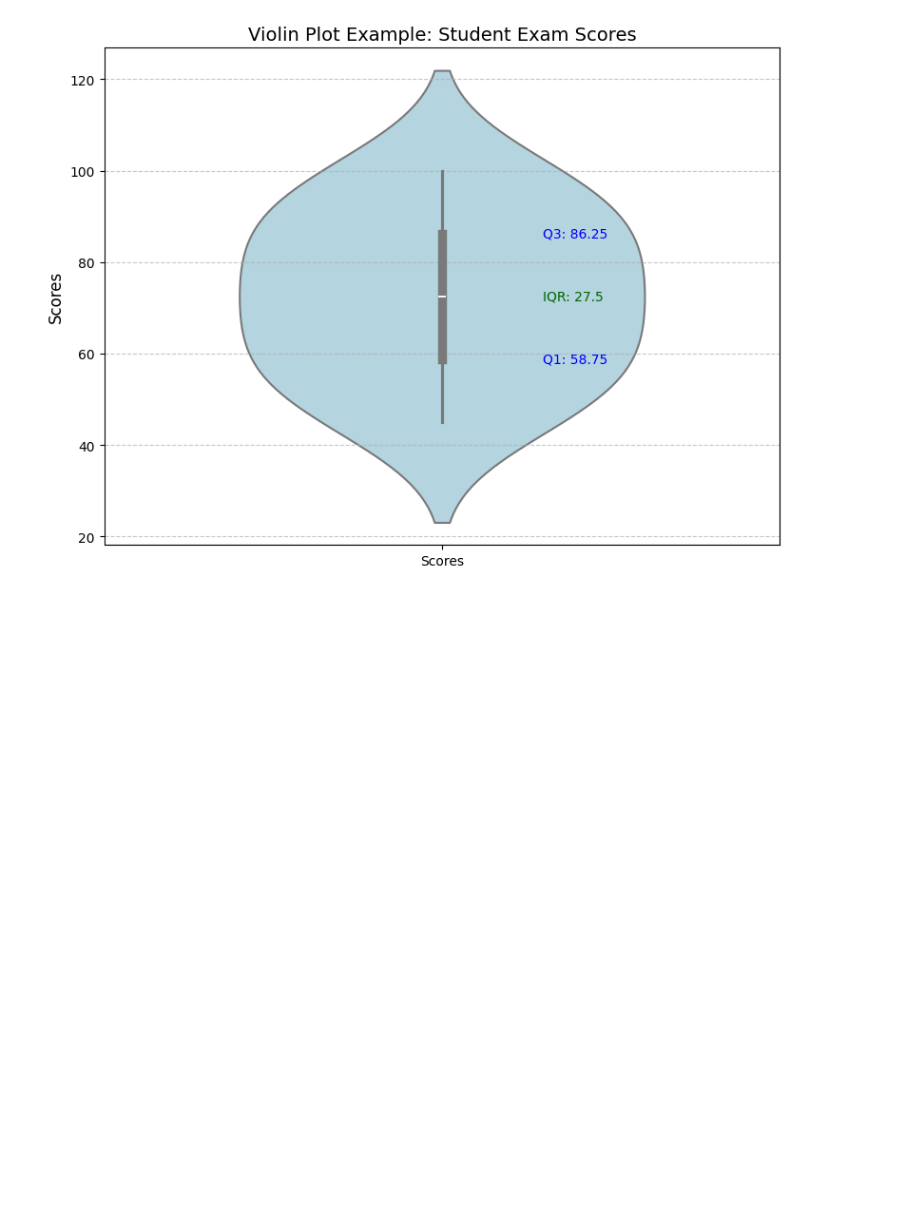
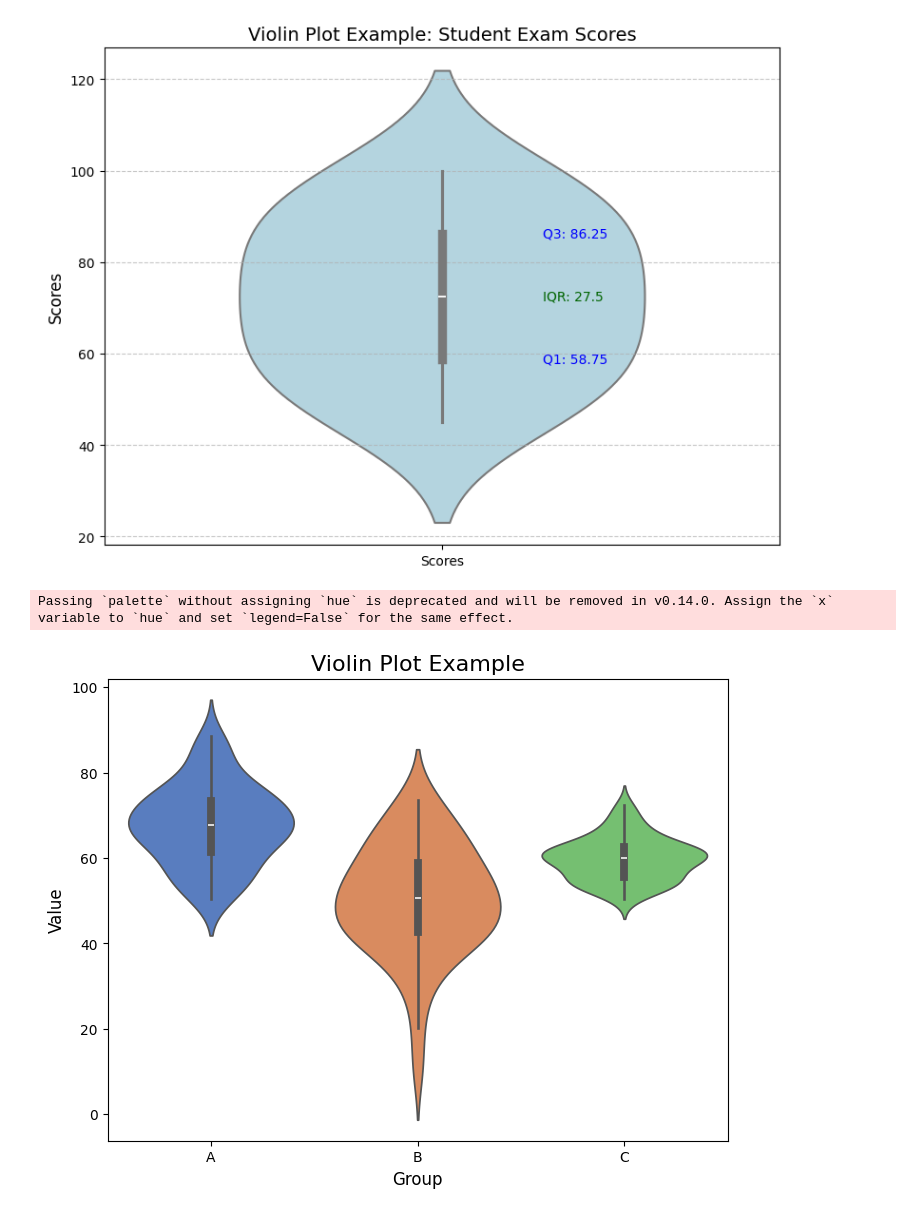
Before and after one commit to EbraamSobhy/Practice-Seaborn, a Jupyter notebook: test.ipynb, the cells around one changed output. Saved outputs shown, nothing was run; the diff lists cells and outputs as text; code cells hidden in the pictures; blank space fills up the shorter version.

```diff
--- a/test.ipynb
+++ b/test.ipynb
@@ -53,0 +112,34 @@ plt.show()
+# %%
+import seaborn as sns
+import matplotlib.pyplot as plt
+import pandas as pd
+import numpy as np
+
+# Generate sample data
+np.random.seed(42)
+data = {
+    'Group': np.repeat(['A', 'B', 'C'], 50),  # Three groups
+    'Value': np.concatenate([
+        np.random.normal(70, 10, 50),  # Group A
+        np.random.normal(50, 15, 50),  # Group B
+        np.random.normal(60, 5, 50)    # Group C
+    ])
+}
+
+# Create a DataFrame
+df = pd.DataFrame(data)
+
+# Create a violin plot
+plt.figure(figsize=(8, 6))
+sns.violinplot(x='Group', y='Value', data=df, inner='box', palette='muted')
+
+# Add plot title and labels
+plt.title('Violin Plot Example', fontsize=16)
+plt.xlabel('Group', fontsize=12)
+plt.ylabel('Value', fontsize=12)
+
+# Show the plot
+plt.show()
+# %% [output]
+Passing `palette` without assigning `hue` is deprecated and will be removed in v0.14.0. Assign the `x` variable to `hue` and set `legend=False` for the same effect.
+[figure, added]
```
Also changed, not shown: parts of 3 cells of this notebook, 5 other files.
